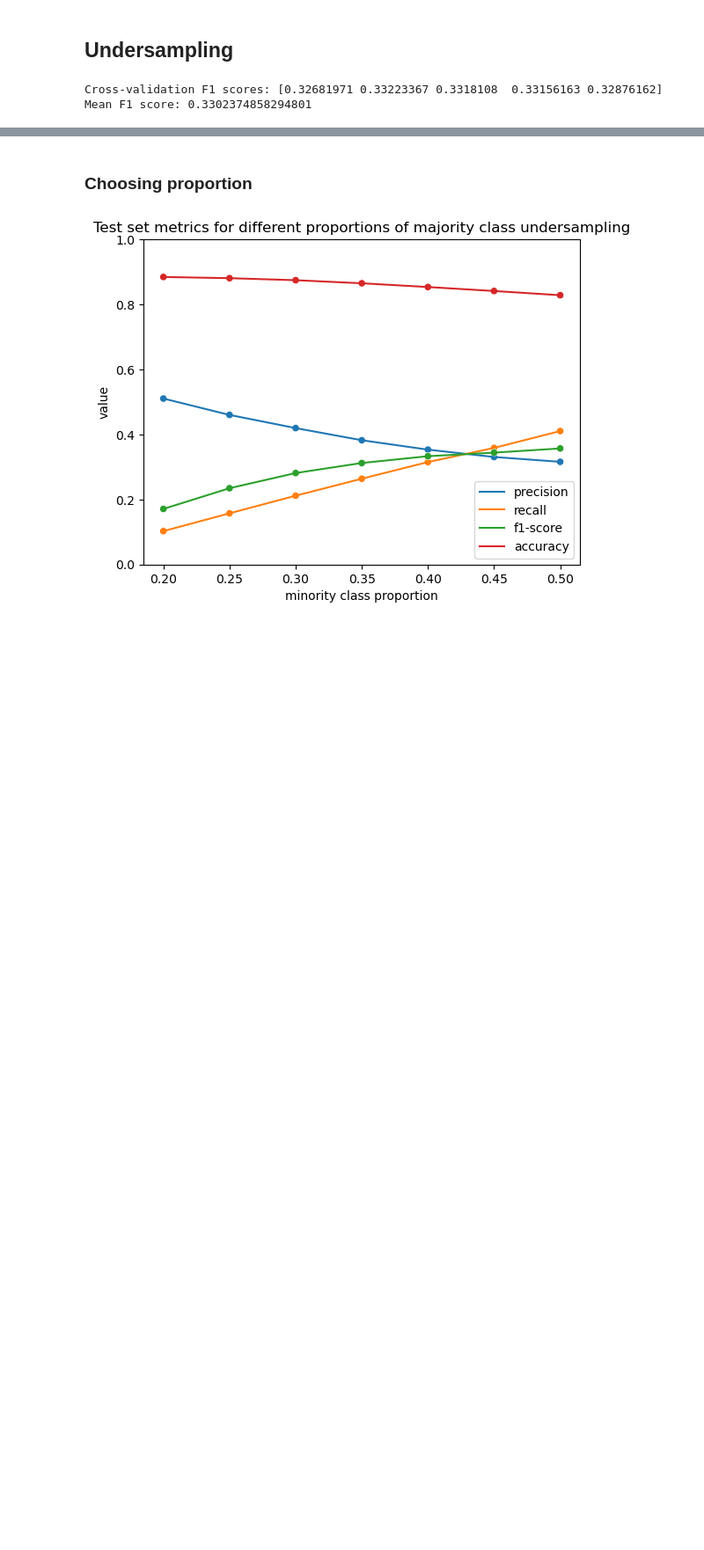
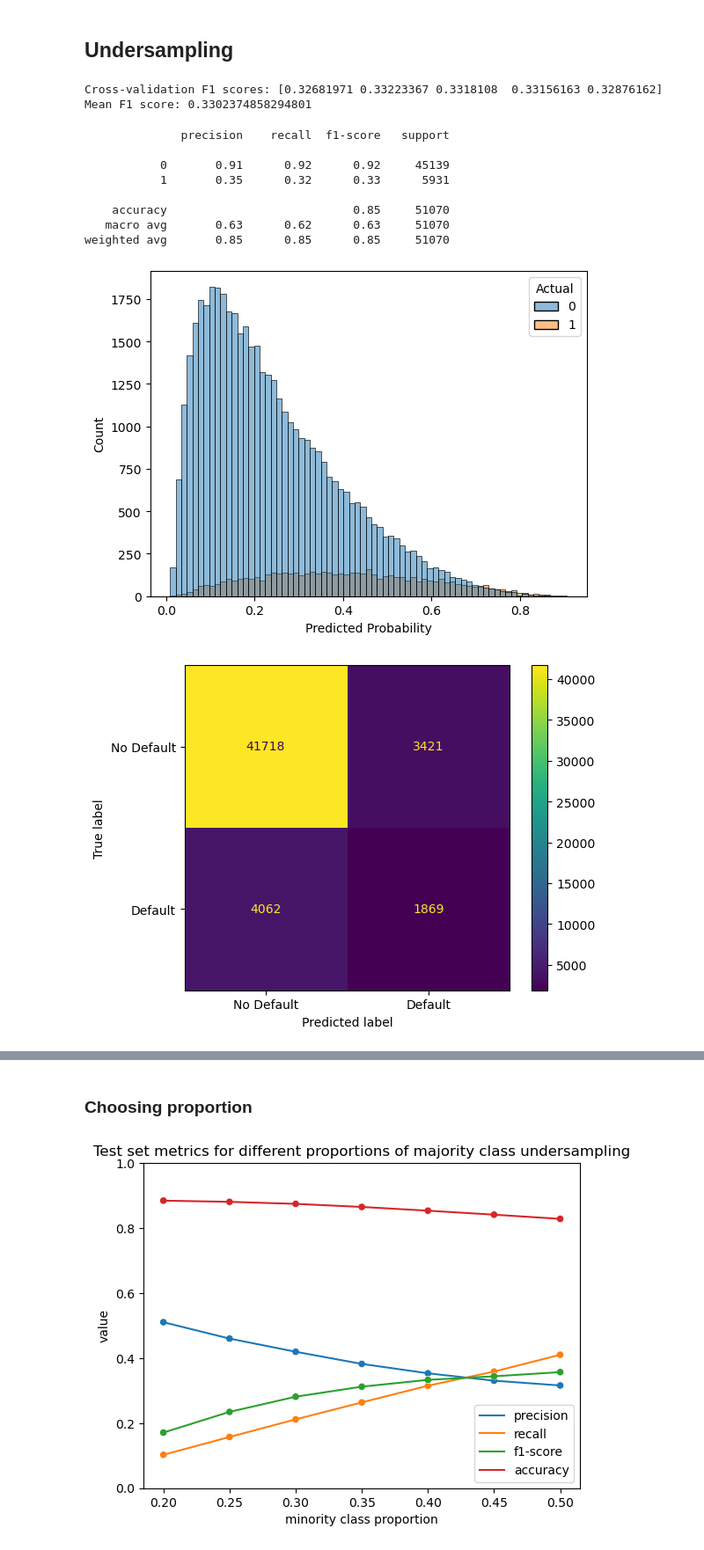
Before and after one commit to ronakd0215/Loan_Default_Prediction, a Jupyter notebook: log_reg.ipynb, the cells around one changed output, grey strips where cells are left out. Shown at 88% size. Drawn from its saved outputs; the diff is of its cells as text; code cells hidden in the pictures; blank space fills up the shorter version.

```diff
--- a/log_reg.ipynb
+++ b/log_reg.ipynb
@@ -126,11 +126,9 @@ def show_metrics(clf,X,y):
     y_pred=clf.predict(X)
     y_proba=np.array([x[1] for x in clf.predict_proba(X)])
     print(classification_report(y,y_pred))
-    plot_resids_w_avg(clf,X,y,prob_preds=y_proba)
+    #plot_resids_w_avg(clf,X,y,prob_preds=y_proba)
     plot_probs(clf,X,y,prob_preds=y_proba)
     show_confusion_matrix(clf,X,y,preds=y_pred)
-    RocCurveDisplay.from_predictions(y,y_pred)
-    precision_recall_curve(y,y_proba).plot()
 # %% [markdown]
 ## Initial Full Model
 # %%
@@ -254,3 +250,16 @@ print("Mean F1 score:", cv_scores.mean())
 # %% [output]
 Cross-validation F1 scores: [0.32681971 0.33223367 0.3318108  0.33156163 0.32876162]
 Mean F1 score: 0.3302374858294801
+# %%
+show_metrics(under_pipe,X_test,y_test)
+# %% [output]
+              precision    recall  f1-score   support
+
+           0       0.91      0.92      0.92     45139
+           1       0.35      0.32      0.33      5931
+
+    accuracy                           0.85     51070
+   macro avg       0.63      0.62      0.63     51070
+weighted avg       0.85      0.85      0.85     51070
+[figure, added]
+[figure, added]
```
Also changed, not shown: parts of 14 cells of this notebook.
